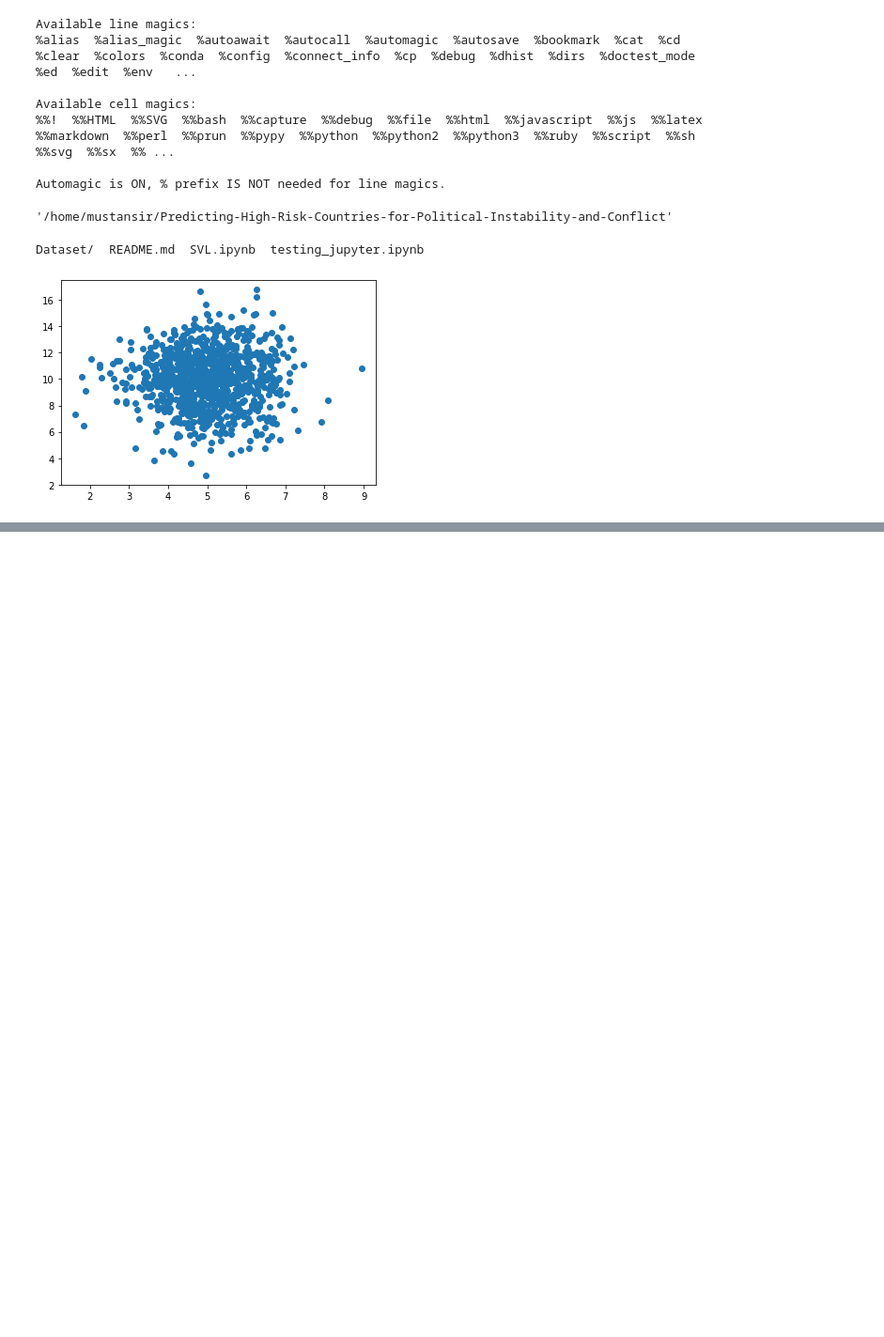
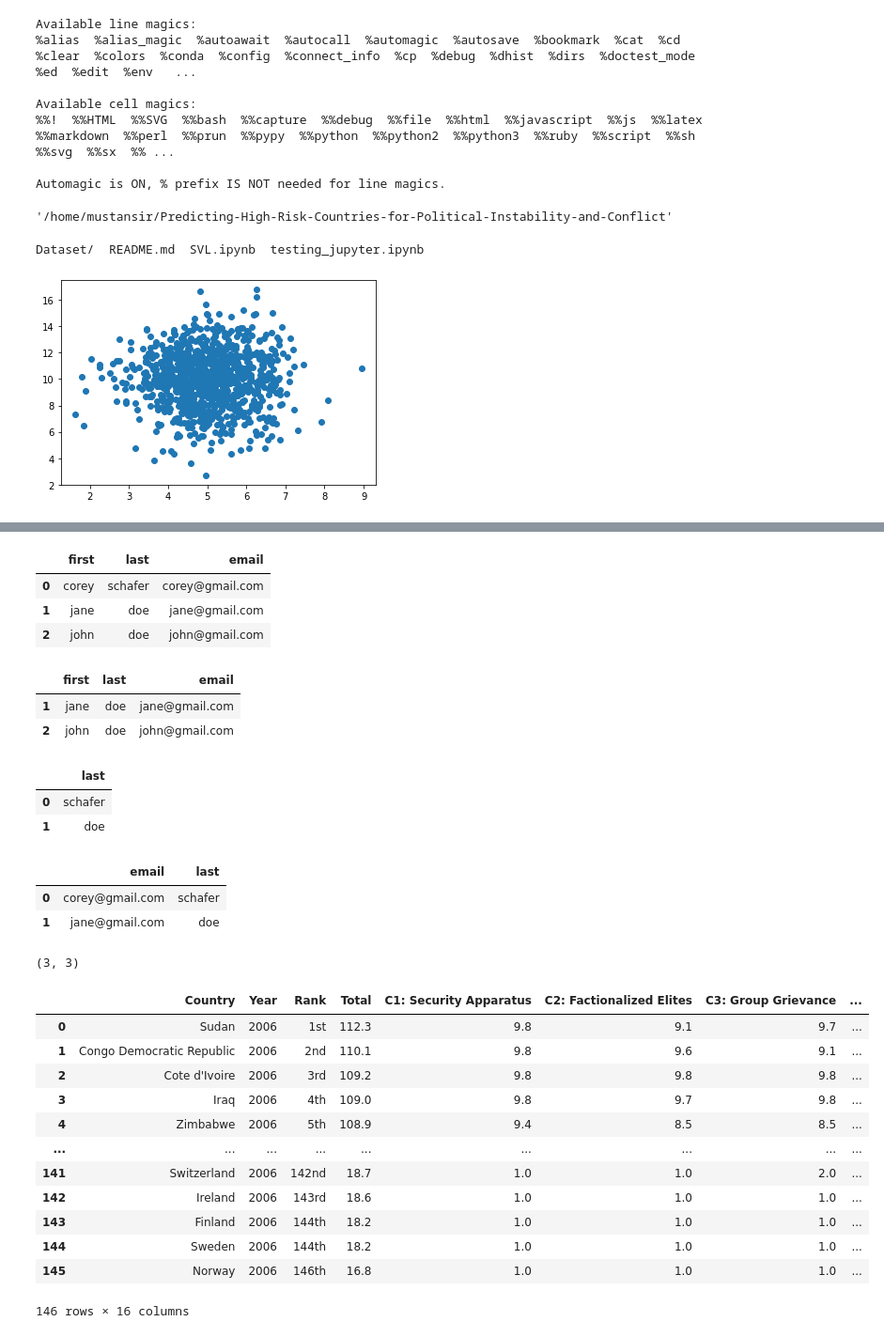
Before and after one commit to mustankap/Predicting-High-Risk-Countries-for-Political-Instability-and-Conflict, a Jupyter notebook: testing_jupyter.ipynb, the cells around one changed output, grey strips where cells are left out. Shown at 94% size. Saved outputs shown, nothing was run; the diff lists cells and outputs as text; code cells hidden in the pictures; blank space fills up the shorter version.

```diff
--- a/testing_jupyter.ipynb
+++ b/testing_jupyter.ipynb
@@ -54,0 +63,8 @@ s=[n*n for n in range(1000)]
+# %%
+df=pd.DataFrame(people)
+df
+# %% [output]
+|  | first | last | email |
+| 0 | corey | schafer | corey@gmail.com |
+| 1 | jane | doe | jane@gmail.com |
+| 2 | john | doe | john@gmail.com |
@@ -54,0 +73,39 @@ s=[n*n for n in range(1000)]
+# %%
+df[filt]
+# %% [output]
+|  | first | last | email |
+| 1 | jane | doe | jane@gmail.com |
+| 2 | john | doe | john@gmail.com |
+# %%
+df.iloc[[0,1],[1]]
+# %% [output]
+|  | last |
+| 0 | schafer |
+| 1 | doe |
+# %%
+df.loc[[0,1],['email','last']]
+# %% [output]
+|  | email | last |
+| 0 | corey@gmail.com | schafer |
+| 1 | jane@gmail.com | doe |
+# %%
+df.shape
+# %% [output]
+(3, 3)
+# %%
+mf=pd.read_csv('Dataset/training/fsi-2006.csv')
+mf
+# %% [output]
+|  | Country | Year | Rank | Total | C1: Security Apparatus | C2: Factionalized Elites | C3: Group Grievance | ... |
+| 0 | Sudan | 2006 | 1st | 112.3 | 9.8 | 9.1 | 9.7 | ... |
+| 1 | Congo Democratic Republic | 2006 | 2nd | 110.1 | 9.8 | 9.6 | 9.1 | ... |
+| 2 | Cote d'Ivoire | 2006 | 3rd | 109.2 | 9.8 | 9.8 | 9.8 | ... |
+| 3 | Iraq | 2006 | 4th | 109.0 | 9.8 | 9.7 | 9.8 | ... |
+| 4 | Zimbabwe | 2006 | 5th | 108.9 | 9.4 | 8.5 | 8.5 | ... |
+| ... | ... | ... | ... | ... | ... | ... | ... | ... |
+| 141 | Switzerland | 2006 | 142nd | 18.7 | 1.0 | 1.0 | 2.0 | ... |
+| 142 | Ireland | 2006 | 143rd | 18.6 | 1.0 | 1.0 | 1.0 | ... |
+| 143 | Finland | 2006 | 144th | 18.2 | 1.0 | 1.0 | 1.0 | ... |
+| 144 | Sweden | 2006 | 144th | 18.2 | 1.0 | 1.0 | 1.0 | ... |
+| 145 | Norway | 2006 | 146th | 16.8 | 1.0 | 1.0 | 1.0 | ... |
+146 rows × 16 columns
```
Also changed, not shown: parts of 15 cells of this notebook, 16 other files.
